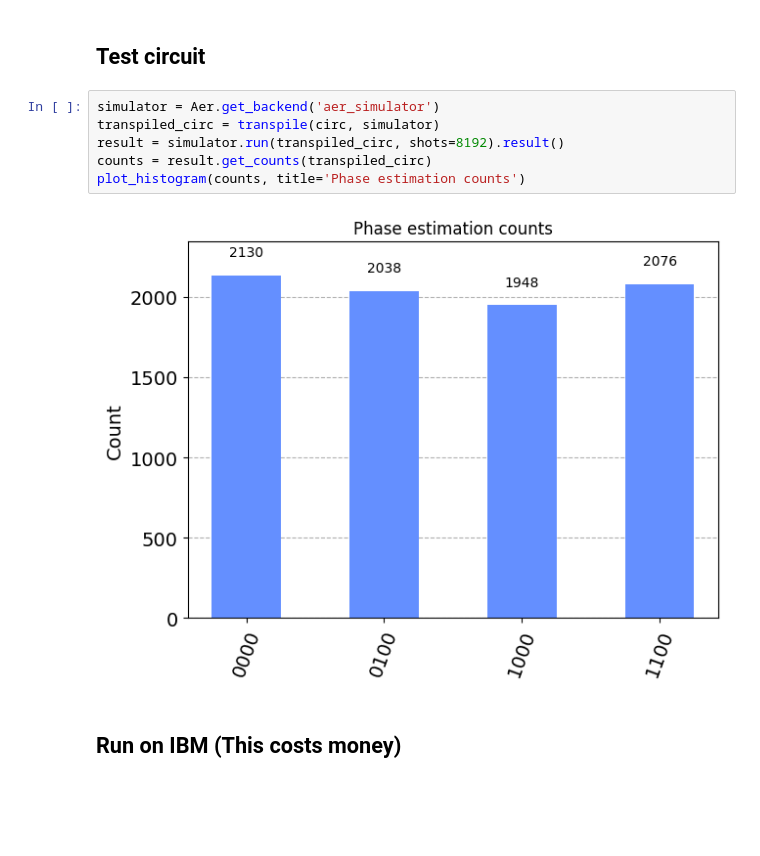
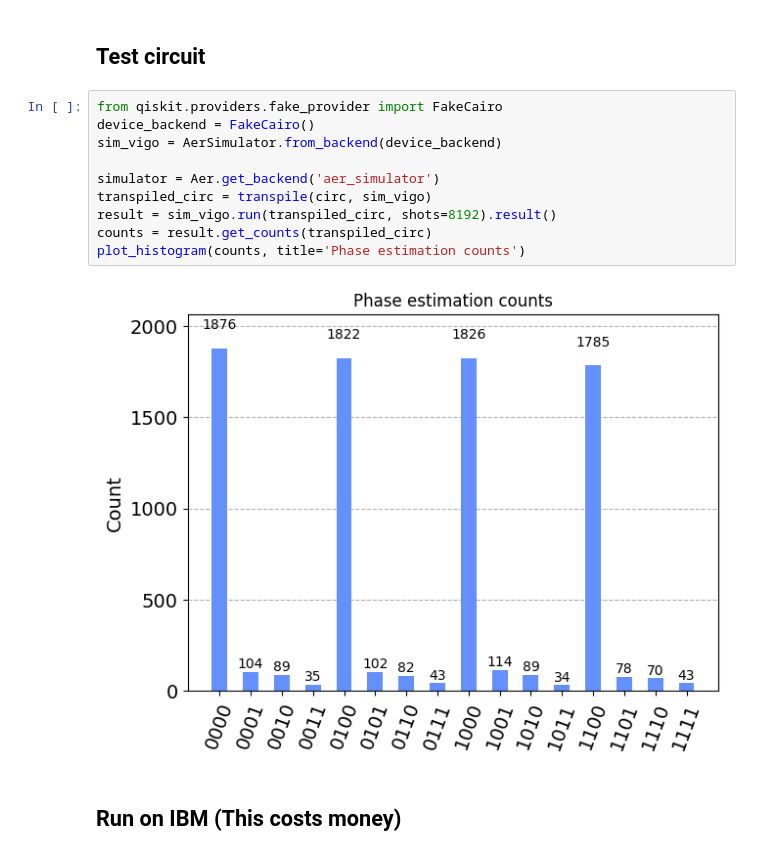
Before and after one commit to P2-718na/qft-speech, a Jupyter notebook: code/runtime-order-finding.ipynb, the cells around one changed output. Drawn from its saved outputs; the diff is of its cells as text; blank space fills up the shorter version.

```diff
--- a/code/runtime-order-finding.ipynb
+++ b/code/runtime-order-finding.ipynb
@@ -68,13 +31,17 @@ circ.draw("mpl")
 # %% [markdown]
 ## Test circuit
 # %%
+from qiskit.providers.fake_provider import FakeCairo
+device_backend = FakeCairo()
+sim_vigo = AerSimulator.from_backend(device_backend)
+
 simulator = Aer.get_backend('aer_simulator')
-transpiled_circ = transpile(circ, simulator)
-result = simulator.run(transpiled_circ, shots=8192).result()
+transpiled_circ = transpile(circ, sim_vigo)
+result = sim_vigo.run(transpiled_circ, shots=8192).result()
 counts = result.get_counts(transpiled_circ)
 plot_histogram(counts, title='Phase estimation counts')
 # %% [output]
-[figure, old version]
+[figure, new version]
 # %% [markdown]
 ## Run on IBM (This costs money)
 # %%
```
Also changed, not shown: parts of 9 cells of this notebook, 7 other files.
